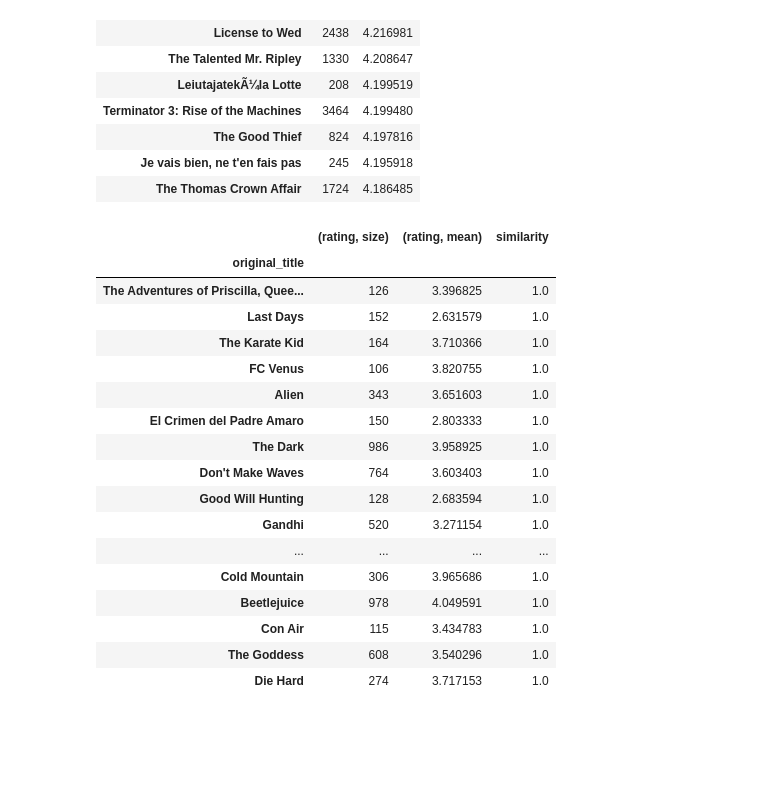
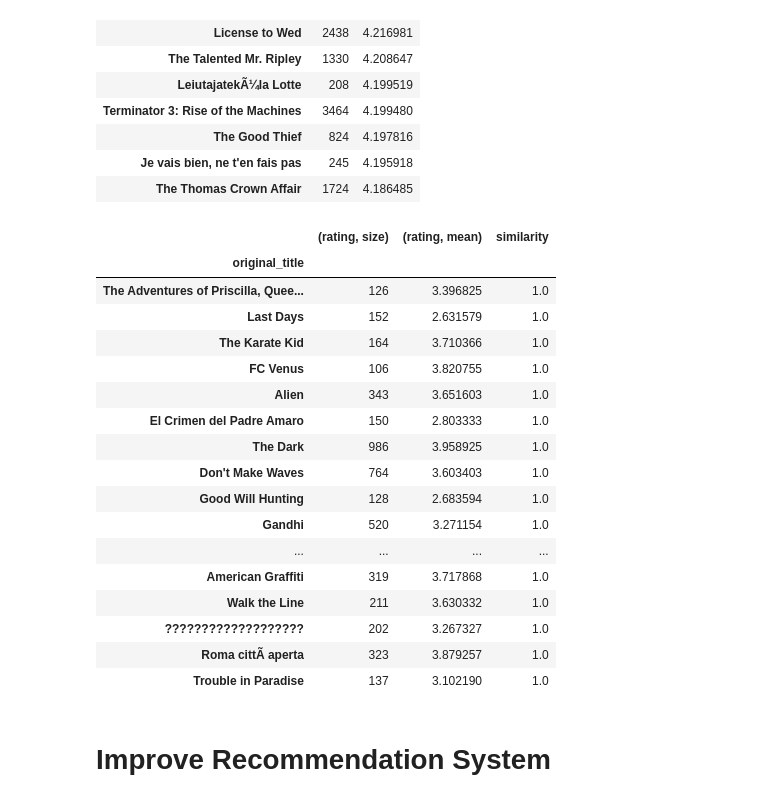
Before and after one commit to ElseFaisal/Recommendation_System, a Jupyter notebook: RecoSys.ipynb, the cells around one changed output. Cells and saved outputs as stored; diff of their text form; code cells hidden in the pictures; blank space fills up the shorter version.

```diff
--- a/RecoSys.ipynb
+++ b/RecoSys.ipynb
@@ -1,7 +1,8 @@
 # %% [markdown]
 # Movie Recommendation Systems
 # %%
-movieratings = pd.read_csv(r"C:\Users\Faisal\Desktop\RecommenderSystems\movieratings.csv",encoding="ISO-8859-1")
+import pandas as pd
+movieratings = pd.read_csv(r"C:\Users\Faisal\Desktop\Courses\RecommenderSystems\Recommendation_System\Datasets\movieratings.csv",encoding="ISO-8859-1")
 # %%
 movieratings.rename(columns={'id':'movieId'},inplace=True)
 movieratings.rename(columns={'ï»¿userId':'userId'},inplace=True)
@@ -99,23 +100,25 @@ moviestats[popularMovies].sort_values([('rating', 'mean')], ascending=False)[:15
 | The Thomas Crown Affair | 1724 | 4.186485 |
 # %%
 df = moviestats[popularMovies].join(pd.DataFrame(similarmovies, columns=['similarity']))
-df.sort_values(['similarity'],ascending=False).dropna()[:20]
+df.sort_values(['similarity'],ascending=False).dropna()[:29]
 # %% [output]
 |  | (rating, size) | (rating, mean) | similarity |
 | original_title |  |  |  |
 | The Adventures of Priscilla, Quee... | 126 | 3.396825 | 1.0 |
 | Last Days | 152 | 2.631579 | 1.0 |
 | The Karate Kid | 164 | 3.710366 | 1.0 |
 | FC Venus | 106 | 3.820755 | 1.0 |
 | Alien | 343 | 3.651603 | 1.0 |
 | El Crimen del Padre Amaro | 150 | 2.803333 | 1.0 |
 | The Dark | 986 | 3.958925 | 1.0 |
 | Don't Make Waves | 764 | 3.603403 | 1.0 |
 | Good Will Hunting | 128 | 2.683594 | 1.0 |
 | Gandhi | 520 | 3.271154 | 1.0 |
 | ... | ... | ... | ... |
-| Cold Mountain | 306 | 3.965686 | 1.0 |
-| Beetlejuice | 978 | 4.049591 | 1.0 |
-| Con Air | 115 | 3.434783 | 1.0 |
-| The Goddess | 608 | 3.540296 | 1.0 |
-| Die Hard | 274 | 3.717153 | 1.0 |
+| American Graffiti | 319 | 3.717868 | 1.0 |
+| Walk the Line | 211 | 3.630332 | 1.0 |
+| ??????????????????? | 202 | 3.267327 | 1.0 |
+| Roma cittÃ aperta | 323 | 3.879257 | 1.0 |
+| Trouble in Paradise | 137 | 3.102190 | 1.0 |
+# %% [markdown]
+# Improve Recommendation System
```
Also changed, not shown: parts of 7 cells of this notebook.
